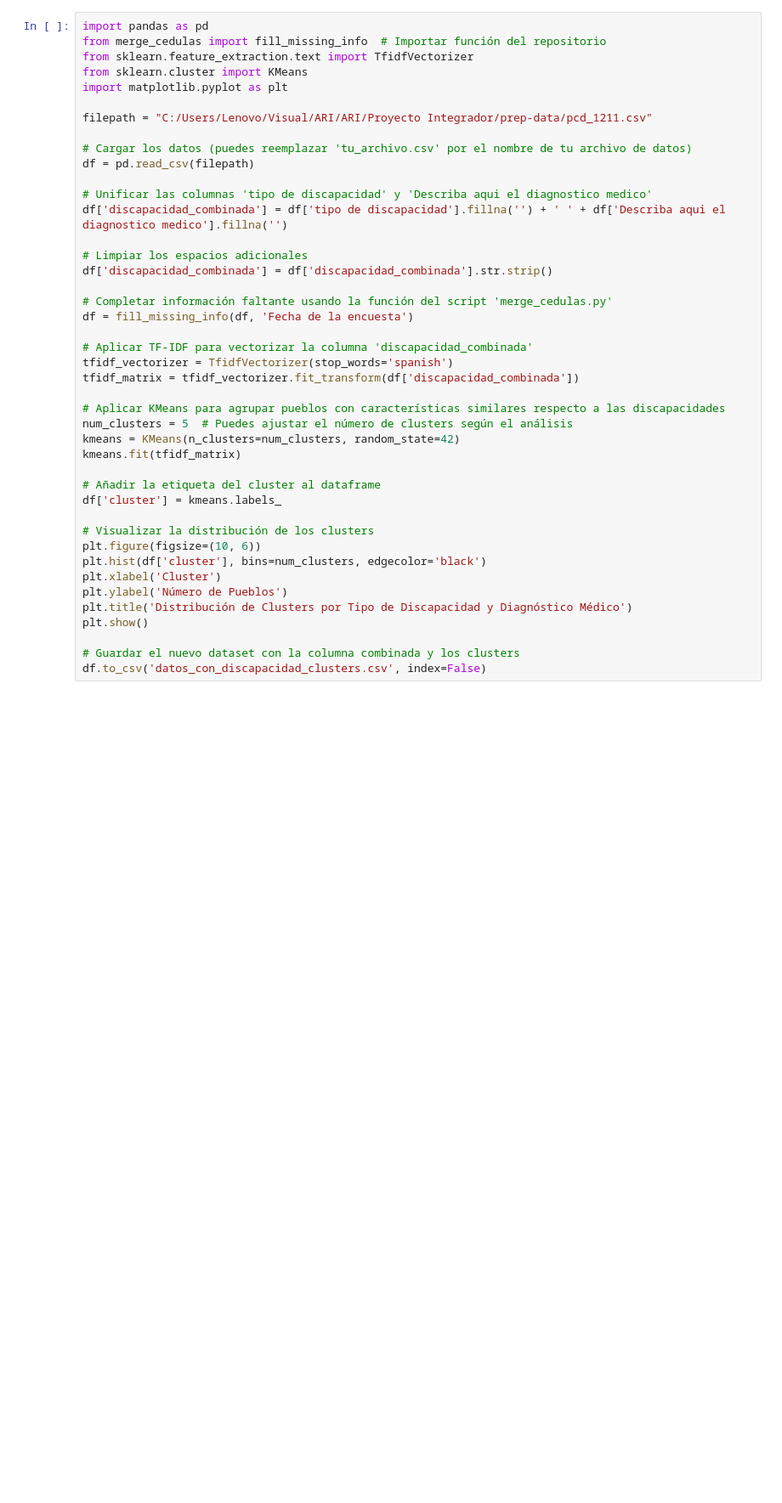
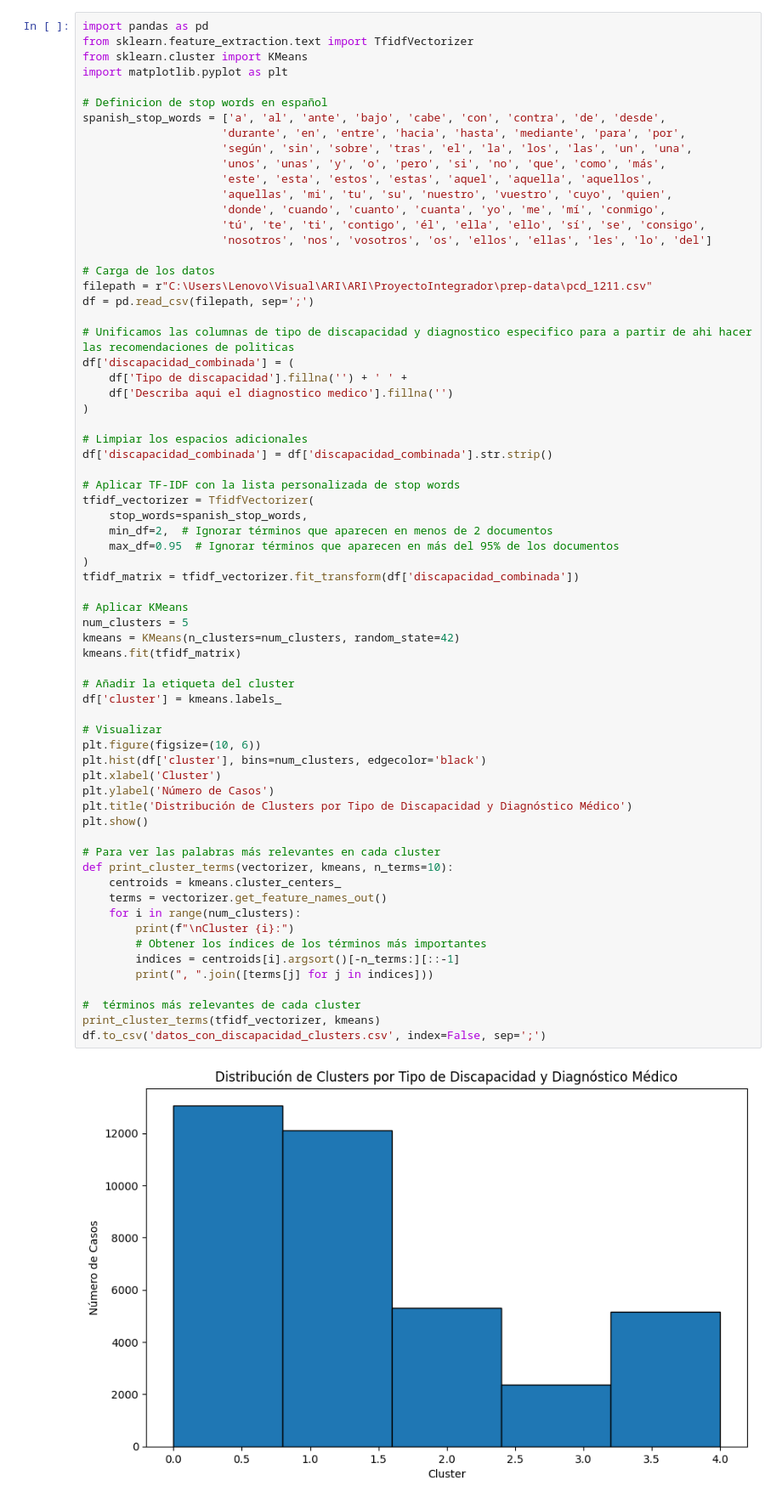
Before and after one commit to mvasqueze/ARI, a Jupyter notebook: ProyectoIntegrador/prep-data/modelo.ipynb, the cells around one changed output. Shown: that part at 85% size. Cells and saved outputs as stored; diff of their text form; blank space fills up the shorter version.

```diff
--- a/ProyectoIntegrador/prep-data/modelo.ipynb
+++ b/ProyectoIntegrador/prep-data/modelo.ipynb
@@ -1,43 +1,69 @@
 # %%
 import pandas as pd
-from merge_cedulas import fill_missing_info  # Importar función del repositorio
 from sklearn.feature_extraction.text import TfidfVectorizer
 from sklearn.cluster import KMeans
 import matplotlib.pyplot as plt
 
-filepath = "C:/Users/Lenovo/Visual/ARI/ARI/Proyecto Integrador/prep-data/pcd_1211.csv"
+# Definicion de stop words en español
+spanish_stop_words = ['a', 'al', 'ante', 'bajo', 'cabe', 'con', 'contra', 'de', 'desde',
+                     'durante', 'en', 'entre', 'hacia', 'hasta', 'mediante', 'para', 'por',
+                     'según', 'sin', 'sobre', 'tras', 'el', 'la', 'los', 'las', 'un', 'una',
+                     'unos', 'unas', 'y', 'o', 'pero', 'si', 'no', 'que', 'como', 'más',
+                     'este', 'esta', 'estos', 'estas', 'aquel', 'aquella', 'aquellos',
+                     'aquellas', 'mi', 'tu', 'su', 'nuestro', 'vuestro', 'cuyo', 'quien',
+                     'donde', 'cuando', 'cuanto', 'cuanta', 'yo', 'me', 'mí', 'conmigo',
+                     'tú', 'te', 'ti', 'contigo', 'él', 'ella', 'ello', 'sí', 'se', 'consigo',
+                     'nosotros', 'nos', 'vosotros', 'os', 'ellos', 'ellas', 'les', 'lo', 'del']
 
-# Cargar los datos (puedes reemplazar 'tu_archivo.csv' por el nombre de tu archivo de datos)
-df = pd.read_csv(filepath)
+# Carga de los datos
+filepath = r"C:\Users\Lenovo\Visual\ARI\ARI\ProyectoIntegrador\prep-data\pcd_1211.csv"
+df = pd.read_csv(filepath, sep=';')
 
-# Unificar las columnas 'tipo de discapacidad' y 'Describa aqui el diagnostico medico'
-df['discapacidad_combinada'] = df['tipo de discapacidad'].fillna('') + ' ' + df['Describa aqui el diagnostico medico'].fillna('')
+# Unificamos las columnas de tipo de discapacidad y diagnostico especifico para a partir de ahi hacer las recomendaciones de politicas
+df['discapacidad_combinada'] = (
+    df['Tipo de discapacidad'].fillna('') + ' ' +
+    df['Describa aqui el diagnostico medico'].fillna('')
+)
 
 # Limpiar los espacios adicionales
 df['discapacidad_combinada'] = df['discapacidad_combinada'].str.strip()
 
-# Completar información faltante usando la función del script 'merge_cedulas.py'
-df = fill_missing_info(df, 'Fecha de la encuesta')
-
-# Aplicar TF-IDF para vectorizar la columna 'discapacidad_combinada'
-tfidf_vectorizer = TfidfVectorizer(stop_words='spanish')
+# Aplicar TF-IDF con la lista personalizada de stop words
+tfidf_vectorizer = TfidfVectorizer(
+    stop_words=spanish_stop_words,
+    min_df=2,  # Ignorar términos que aparecen en menos de 2 documentos
+    max_df=0.95  # Ignorar términos que aparecen en más del 95% de los documentos
+)
 tfidf_matrix = tfidf_vectorizer.fit_transform(df['discapacidad_combinada'])
 
-# Aplicar KMeans para agrupar pueblos con características similares respecto a las discapacidades
-num_clusters = 5  # Puedes ajustar el número de clusters según el análisis
+# Aplicar KMeans
+num_clusters = 5
 kmeans = KMeans(n_clusters=num_clusters, random_state=42)
 kmeans.fit(tfidf_matrix)
 
-# Añadir la etiqueta del cluster al dataframe
+# Añadir la etiqueta del cluster
 df['cluster'] = kmeans.labels_
 
-# Visualizar la distribución de los clusters
+# Visualizar
 plt.figure(figsize=(10, 6))
 plt.hist(df['cluster'], bins=num_clusters, edgecolor='black')
 plt.xlabel('Cluster')
-plt.ylabel('Número de Pueblos')
+plt.ylabel('Número de Casos')
 plt.title('Distribución de Clusters por Tipo de Discapacidad y Diagnóstico Médico')
 plt.show()
 
-# Guardar el nuevo dataset con la columna combinada y los clusters
-df.to_csv('datos_con_discapacidad_clusters.csv', index=False)
+# Para ver las palabras más relevantes en cada cluster
+def print_cluster_terms(vectorizer, kmeans, n_terms=10):
+    centroids = kmeans.cluster_centers_
+    terms = vectorizer.get_feature_names_out()
+    for i in range(num_clusters):
+        print(f"\nCluster {i}:")
+        # Obtener los índices de los términos más importantes
+        indices = centroids[i].argsort()[-n_terms:][::-1]
+        print(", ".join([terms[j] for j in indices]))
+
+#  términos más relevantes de cada cluster
+print_cluster_terms(tfidf_vectorizer, kmeans)
+df.to_csv('datos_con_discapacidad_clusters.csv', index=False, sep=';')
+# %% [output]
+[figure, added]
```
Also changed, not shown: parts of 3 cells of this notebook.
